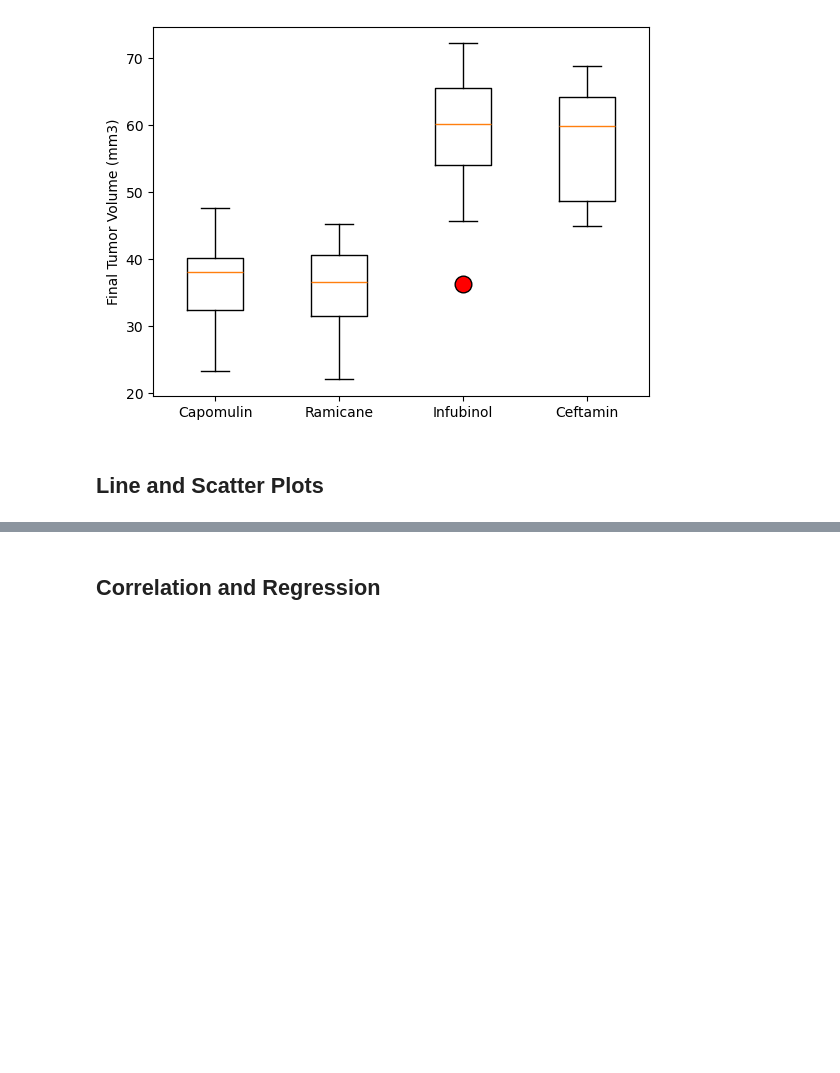
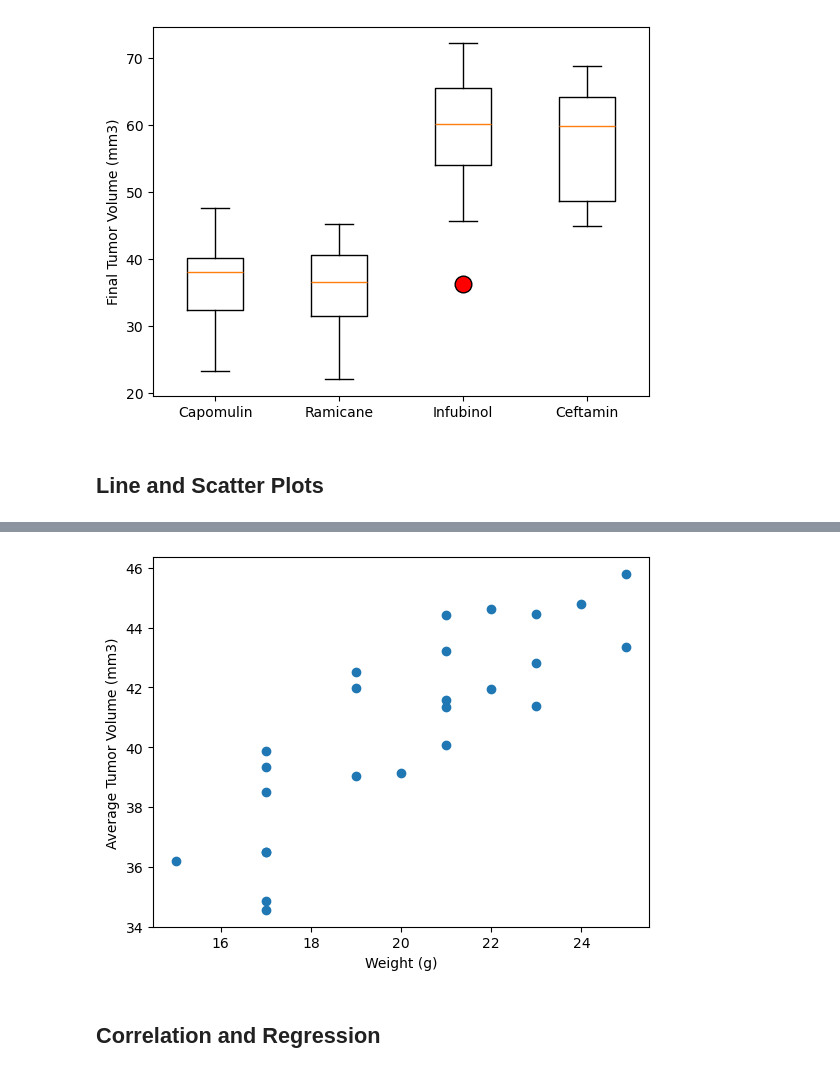
Before and after one commit to brianquintero1/matplotlib-challenge, a Jupyter notebook: pymaceuticals_Brian_Quintero.ipynb, the cells around one changed output, grey strips where cells are left out. Cells and saved outputs as stored; diff of their text form; code cells hidden in the pictures; blank space fills up the shorter version.

```diff
--- a/pymaceuticals_Brian_Quintero.ipynb
+++ b/pymaceuticals_Brian_Quintero.ipynb
@@ -369,2 +324,18 @@ plt.show()
+# %%
+# Generate a scatter plot of mouse weight vs. the average observed tumor volume for the entire Capomulin regimen
+capomulin_regimen_df = merged_metadata.loc[merged_metadata["Drug Regimen"] == "Capomulin"]
+
+# Create a DataFrame for the average
+capomulin_avg = capomulin_regimen_df.groupby(["Mouse ID"]).mean(numeric_only=True)
+
+# Define plot values and labels
+plt.scatter(capomulin_avg["Weight (g)"], capomulin_avg["Tumor Volume (mm3)"])
+plt.ylabel("Average Tumor Volume (mm3)")
+plt.xlabel("Weight (g)")
+
+plt.savefig('scatterplot')
+plt.show()
+# %% [output]
+[figure, added]
 # %% [markdown]
 ## Correlation and Regression
```
Also changed, not shown: parts of 11 cells of this notebook, 5 other files.
